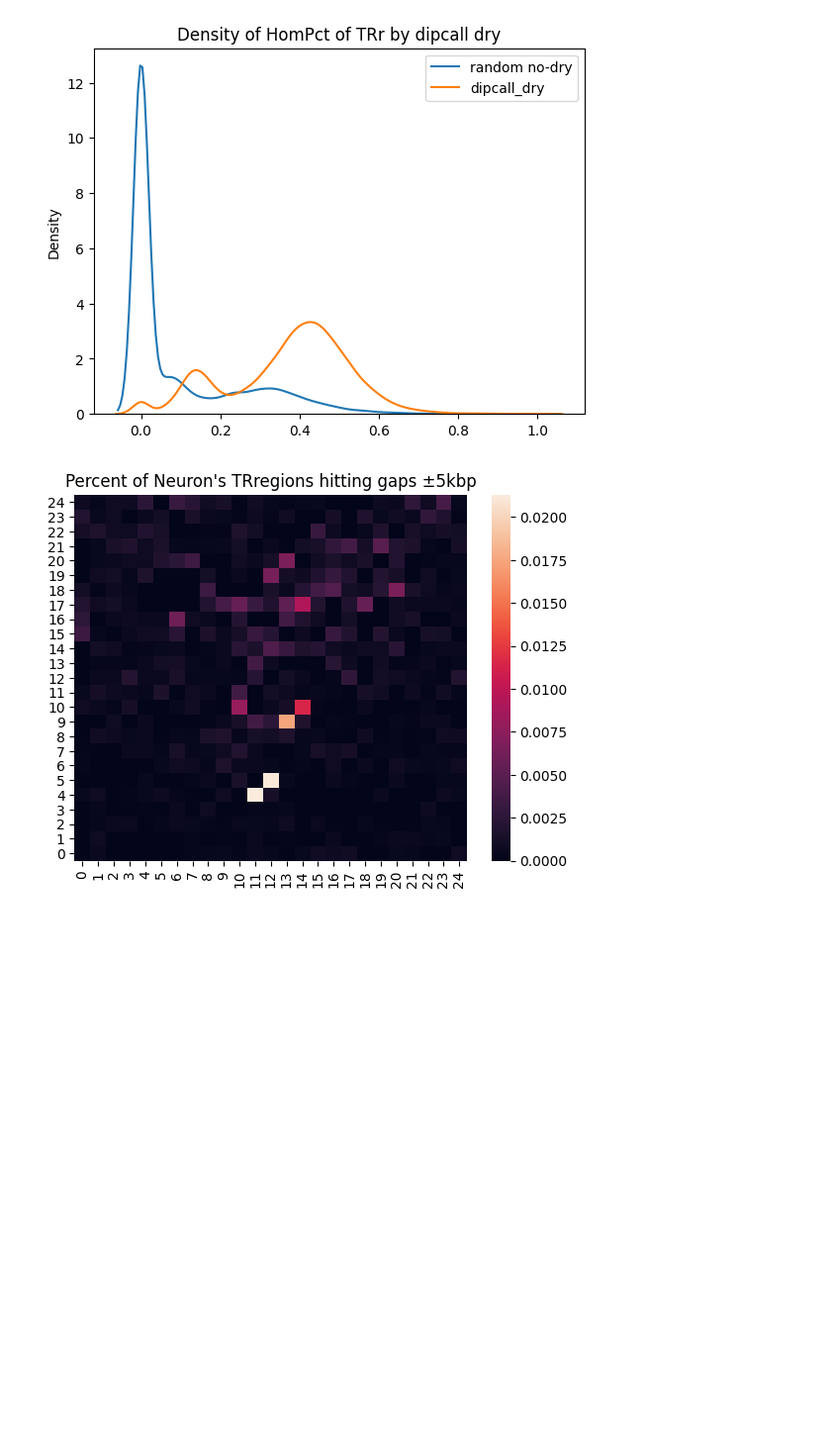
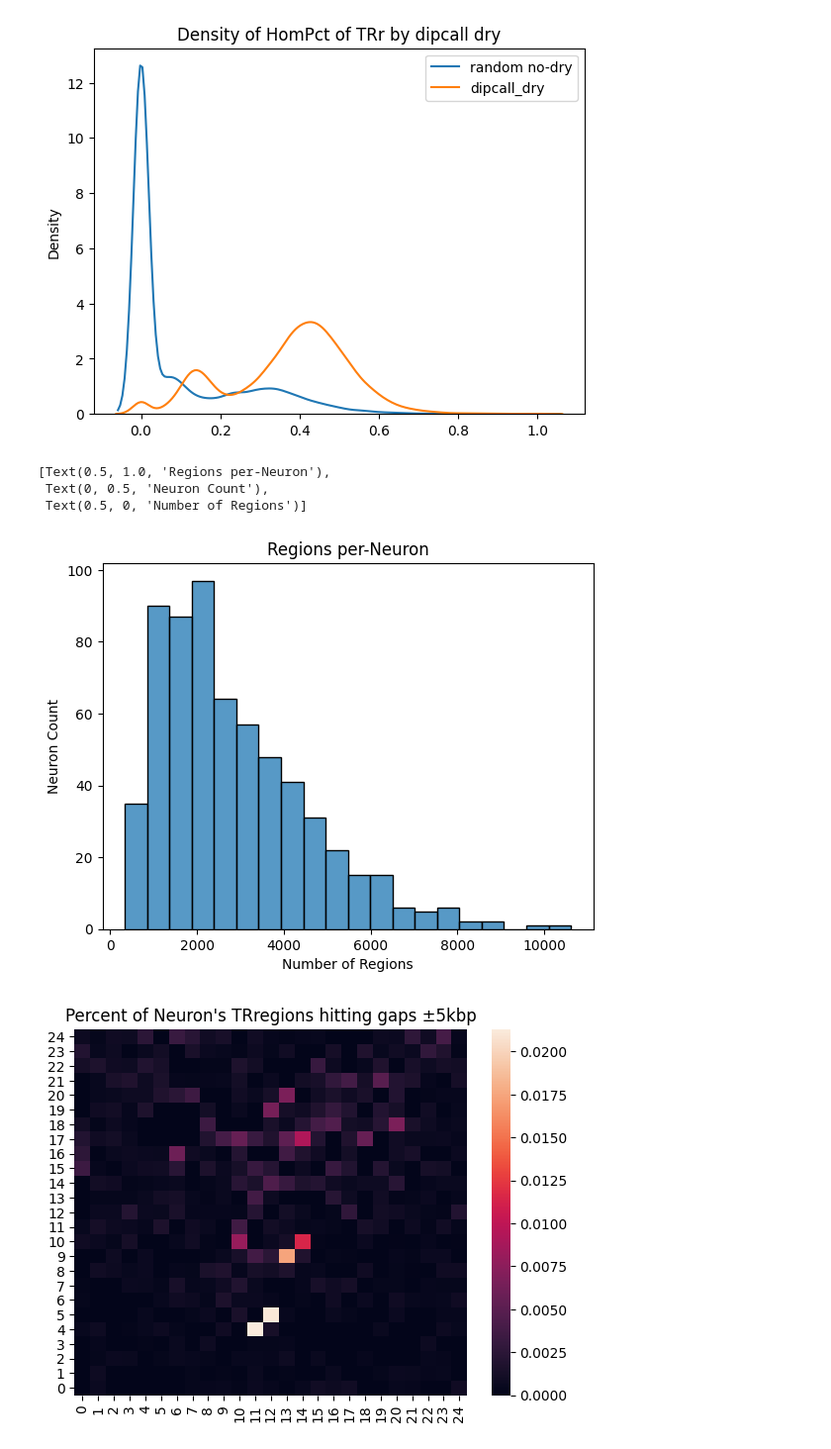
Before and after one commit to ACEnglish/adotto, a Jupyter notebook: regions/HPRC_HG002_Coverage_Analysis.ipynb, the cells around one changed output. Shown at 99% size. Cells and saved outputs as stored; diff of their text form; code cells hidden in the pictures; blank space fills up the shorter version.

```diff
--- a/regions/HPRC_HG002_Coverage_Analysis.ipynb
+++ b/regions/HPRC_HG002_Coverage_Analysis.ipynb
@@ -349,6 +350,17 @@ p.set(title="Density of HomPct of TRr by dipcall dry")
 # %% [output]
 [Text(0.5, 1.0, 'Density of HomPct of TRr by dipcall dry')]
 [figure]
+# %%
+d = pd.read_csv("TRr_v1.1_updatedhompct_and_neuron.bed", sep='\t')
+# %%
+x = d['Neuron'].value_counts().reset_index().sort_values(['index'])
+p = sb.histplot(data=x, x='Neuron')
+p.set(title="Regions per-Neuron", ylabel="Neuron Count", xlabel="Number of Regions")
+# %% [output]
+[Text(0.5, 1.0, 'Regions per-Neuron'),
+ Text(0, 0.5, 'Neuron Count'),
+ Text(0.5, 0, 'Number of Regions')]
+[figure, added]
 # %%
 gaps = pd.read_csv("/Users/english/Downloads/grch38.gaps.bed",
                     sep='\t', names=["Chromosome", "Start", "End"])
```
Also changed, not shown: parts of 2 cells of this notebook, 9 other files.
